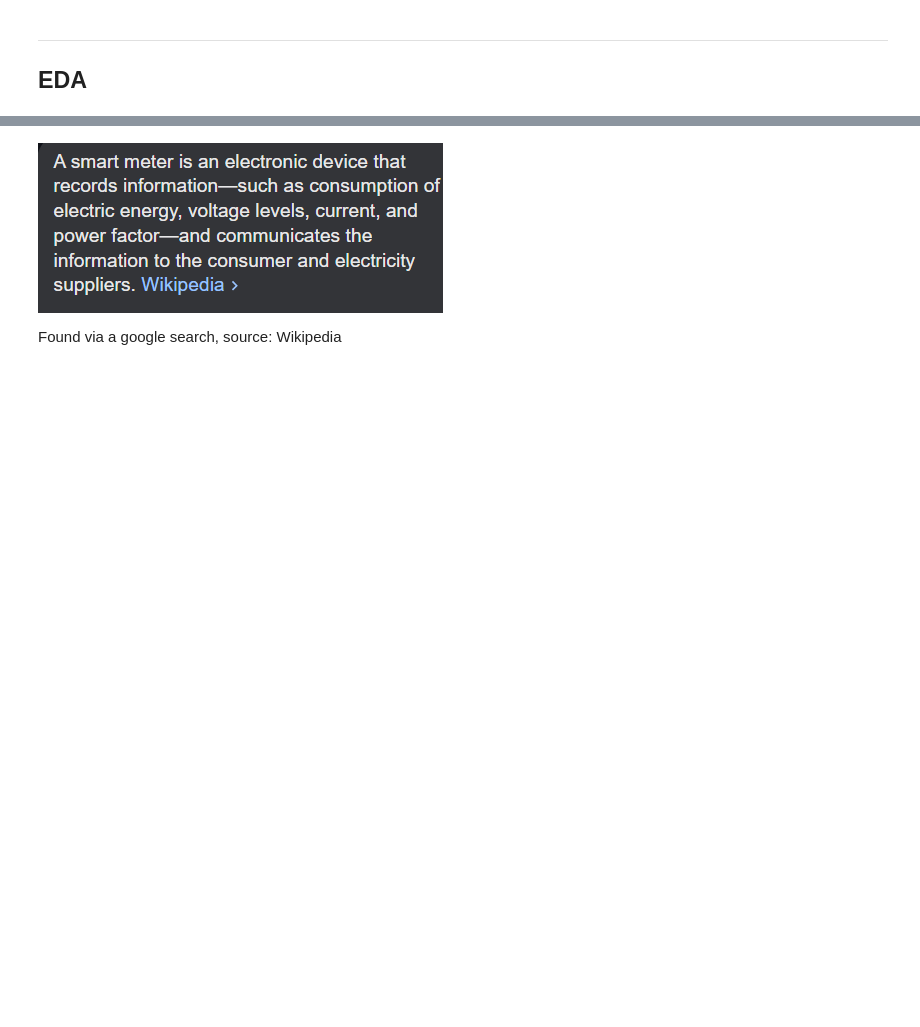
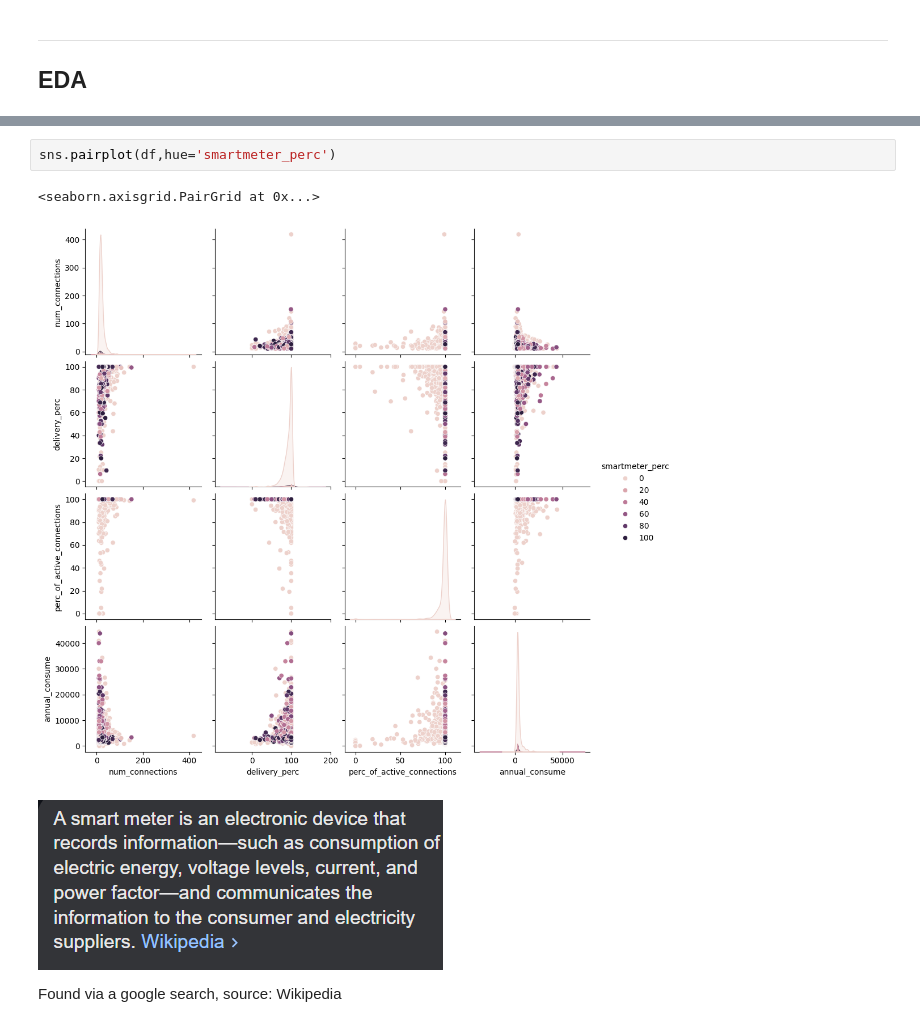
Before and after one commit to jehuhta/Intro_Data_Analytics_Huhta_Jeremy_Spring2025, a Jupyter notebook: Exercises_3_Seaborn/5_Advanced_Exercise_Extra_Dataset.ipynb, the cells around one changed output, grey strips where cells are left out. Cells and saved outputs as stored; diff of their text form; blank space fills up the shorter version.

```diff
--- a/Exercises_3_Seaborn/5_Advanced_Exercise_Extra_Dataset.ipynb
+++ b/Exercises_3_Seaborn/5_Advanced_Exercise_Extra_Dataset.ipynb
@@ -161,3 +161,8 @@ sns.pairplot(data = df, hue='net_manager')
+# %%
+sns.pairplot(df,hue='smartmeter_perc')
+# %% [output]
+<seaborn.axisgrid.PairGrid at 0x...>
+[figure, added]
 # %% [markdown]
 ![image.png](attachment:image.png)
 
```
Also changed, not shown: parts of 22 cells of this notebook, 1 other file.
